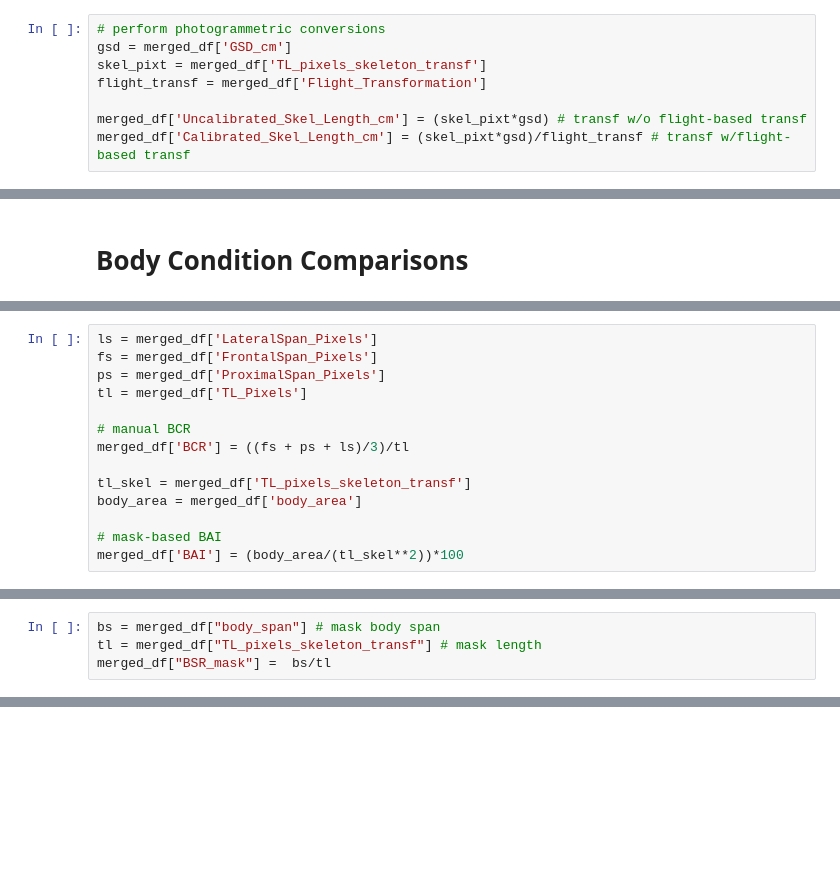
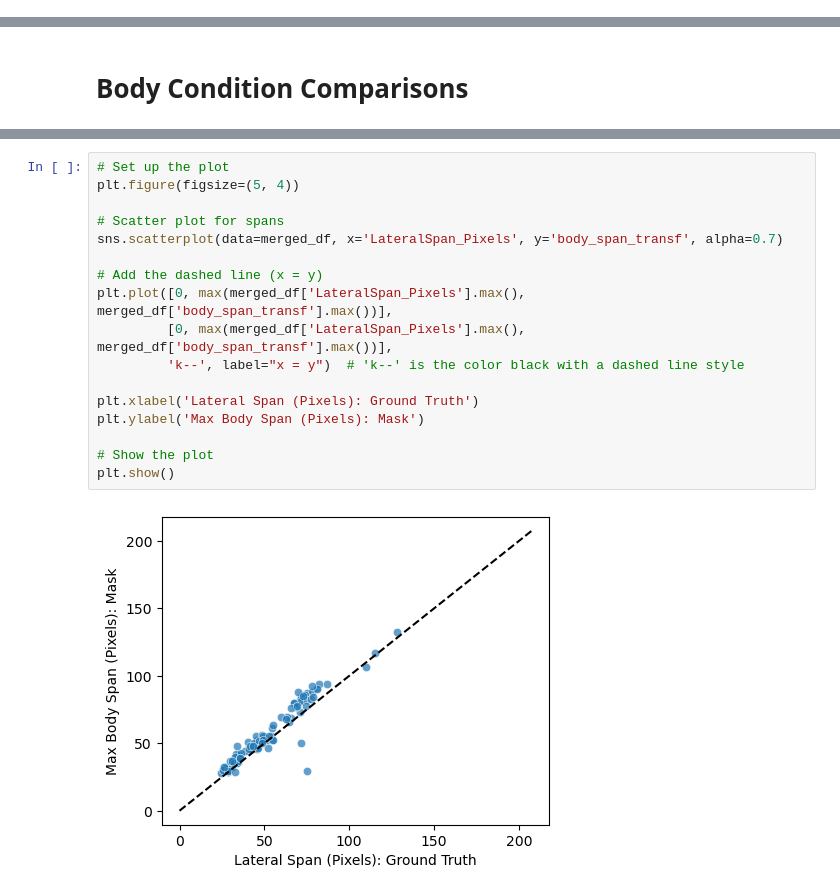
Before and after one commit to alexandradigiacomo/sharkbody_seg, a Jupyter notebook: notebooks/test_offline_eval.ipynb, the cells around one changed output, grey strips where cells are left out. Drawn from its saved outputs; the diff is of its cells as text; blank space fills up the shorter version.

```diff
--- a/notebooks/test_offline_eval.ipynb
+++ b/notebooks/test_offline_eval.ipynb
@@ -291,11 +347,3 @@ plot_mask_and_skeleton(root_predictions, '10132023PAAN0105.JPG')
 # %% [markdown]
 # Photogrammetric Measurements Comparison
-# %%
-# perform photogrammetric conversions
-gsd = merged_df['GSD_cm']
-skel_pixt = merged_df['TL_pixels_skeleton_transf']
-flight_transf = merged_df['Flight_Transformation']
-
-merged_df['Uncalibrated_Skel_Length_cm'] = (skel_pixt*gsd) # transf w/o flight-based transf
-merged_df['Calibrated_Skel_Length_cm'] = (skel_pixt*gsd)/flight_transf # transf w/flight-based transf
 # %%
@@ -552,14 +409,0 @@ Widest cross-section at skeleton point [110 109] with width 14 pixels.
-# %%
-ls = merged_df['LateralSpan_Pixels']
-fs = merged_df['FrontalSpan_Pixels']
-ps = merged_df['ProximalSpan_Pixels']
-tl = merged_df['TL_Pixels']
-
-# manual BCR
-merged_df['BCR'] = ((fs + ps + ls)/3)/tl
-
-tl_skel = merged_df['TL_pixels_skeleton_transf']
-body_area = merged_df['body_area']
-
-# mask-based BAI
-merged_df['BAI'] = (body_area/(tl_skel**2))*100
@@ -583,4 +409,0 @@ plt.show()
-# %%
-bs = merged_df["body_span"] # mask body span
-tl = merged_df["TL_pixels_skeleton_transf"] # mask length
-merged_df["BSR_mask"] =  bs/tl
@@ -613,0 +448,19 @@ plt.show()
+# %%
+# Set up the plot
+plt.figure(figsize=(5, 4))
+
+# Scatter plot for spans
+sns.scatterplot(data=merged_df, x='LateralSpan_Pixels', y='body_span_transf', alpha=0.7)
+
+# Add the dashed line (x = y)
+plt.plot([0, max(merged_df['LateralSpan_Pixels'].max(), merged_df['body_span_transf'].max())],
+         [0, max(merged_df['LateralSpan_Pixels'].max(), merged_df['body_span_transf'].max())],
+         'k--', label="x = y")  # 'k--' is the color black with a dashed line style
+
+plt.xlabel('Lateral Span (Pixels): Ground Truth')
+plt.ylabel('Max Body Span (Pixels): Mask')
+
+# Show the plot
+plt.show()
+# %% [output]
+[figure, added]
```
Also changed, not shown: parts of 33 cells of this notebook.
